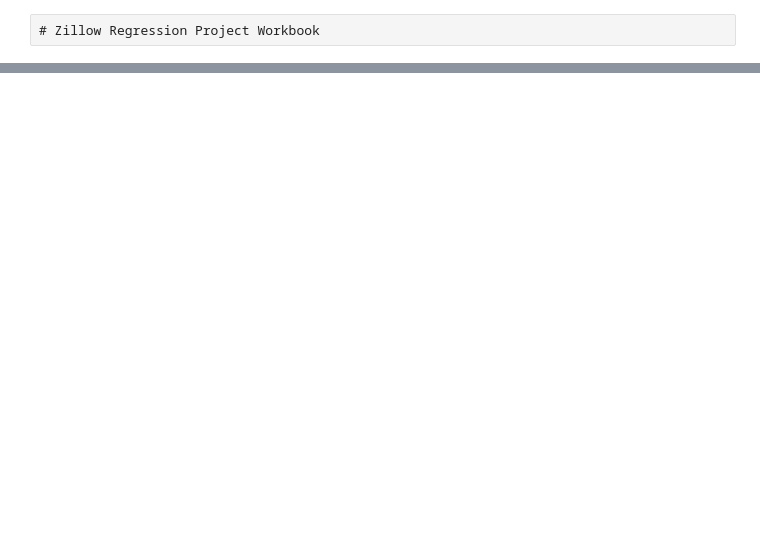
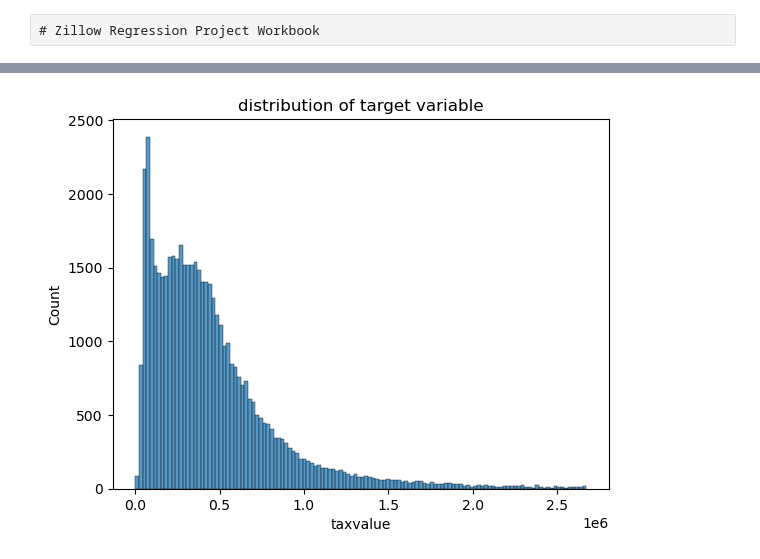
Before and after one commit to scottbarnett97/Regression-Project-Estimating-Home-Value, a Jupyter notebook: workbook_project.ipynb, the cells around one changed output, grey strips where cells are left out. Saved outputs shown, nothing was run; the diff lists cells and outputs as text; code cells hidden in the pictures; blank space fills up the shorter version.

```diff
--- a/workbook_project.ipynb
+++ b/workbook_project.ipynb
@@ -65,0 +330,4 @@ ValueError: unsupported format character ''' (0x27) at index 432
+# %%
+# added to prep and rerunning
+# check import funcions
+df = acquire.get_zillow_data()
@@ -65,0 +336,2 @@ ValueError: unsupported format character ''' (0x27) at index 432
+# %%
+df = prepare.prep_zillow(df)
@@ -65,0 +410,6 @@ ValueError: unsupported format character ''' (0x27) at index 432
+# %%
+sns.histplot(df.taxvalue)
+plt.title('distribution of target variable')
+plt.show()
+# %% [output]
+[figure, added]
```
Also changed, not shown: parts of 96 cells of this notebook, 4 other files.
